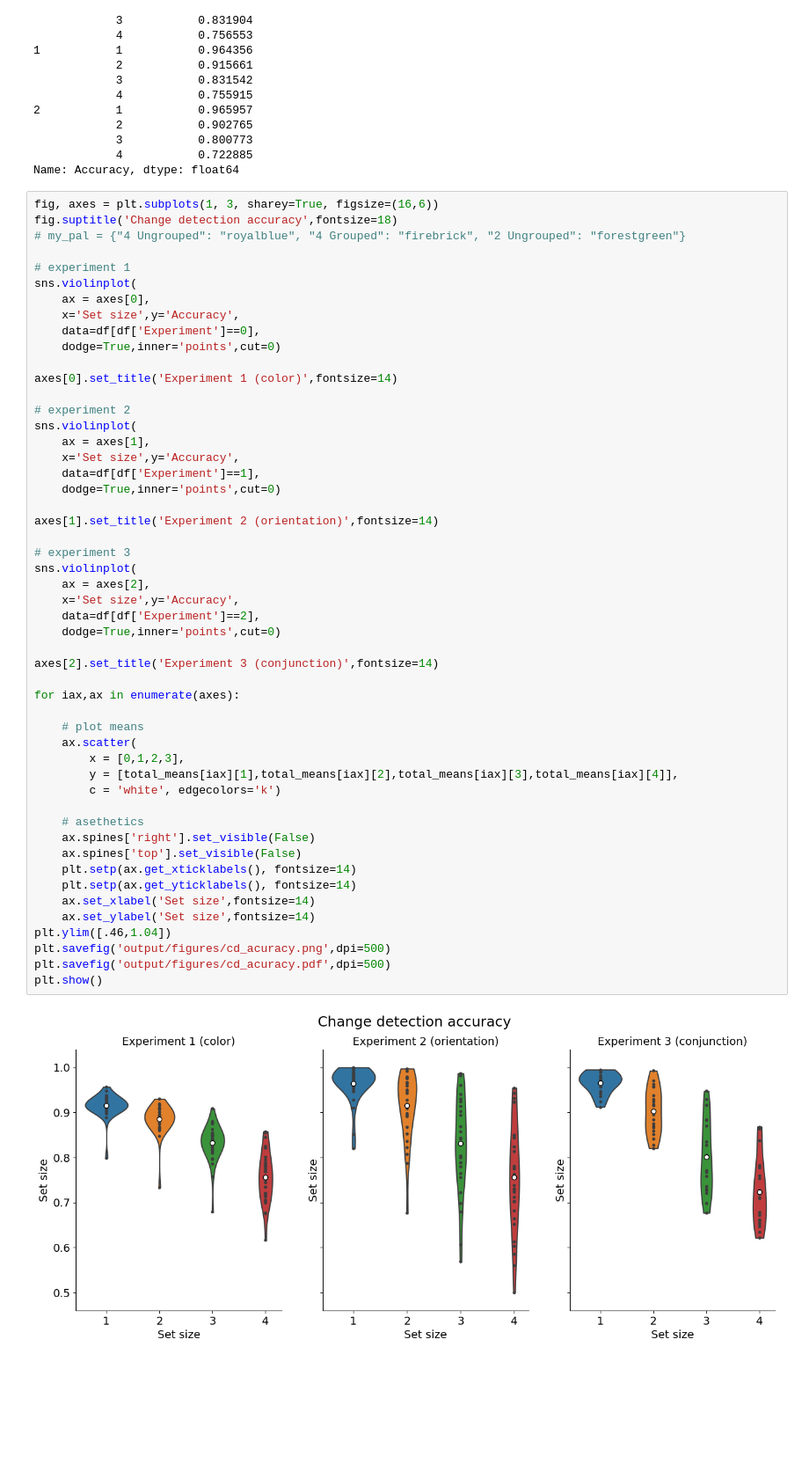
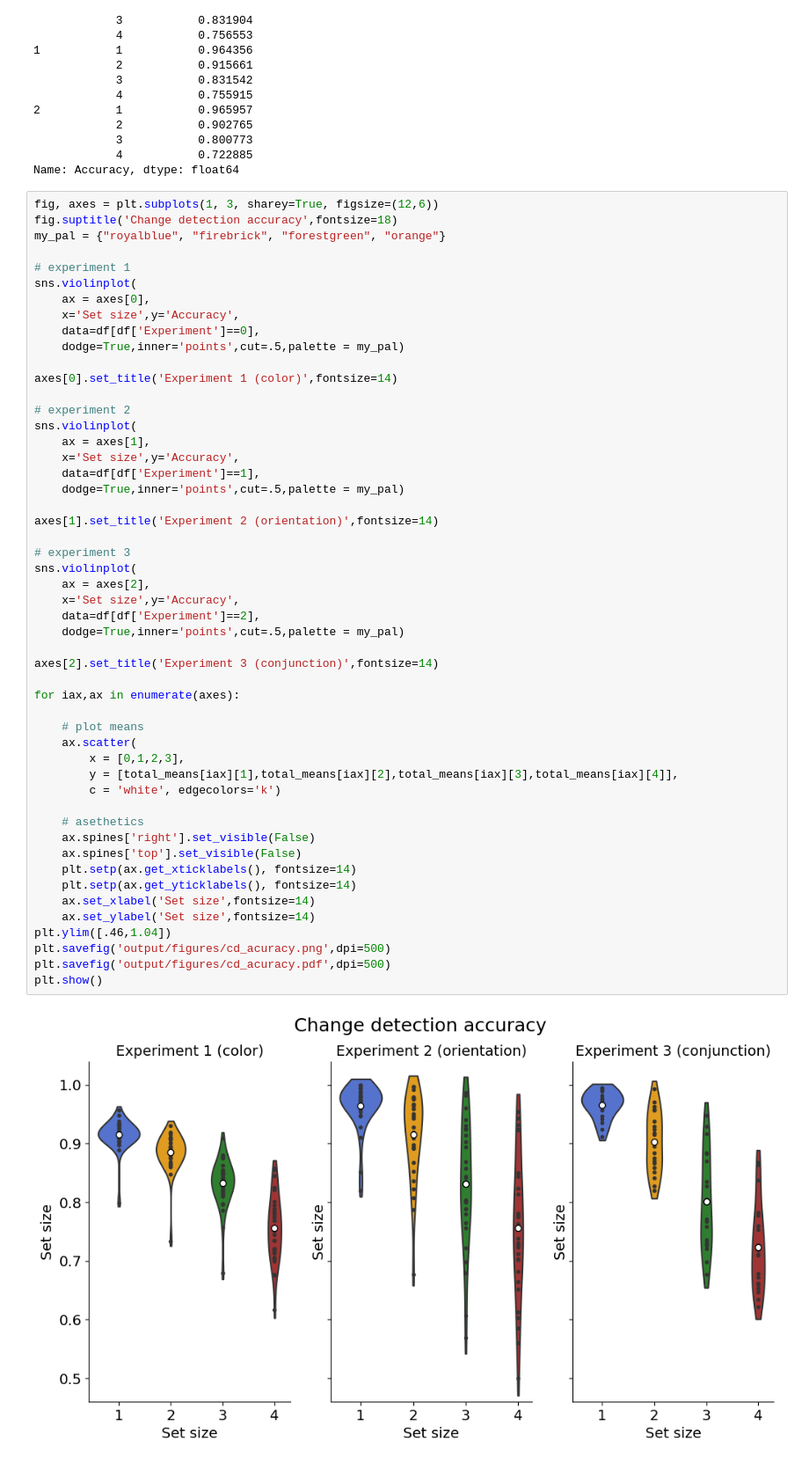
Before and after one commit to WilliamThyer/Thyer-et-al-2021, a Jupyter notebook: behavior_analysis.ipynb, the cells around one changed output. Shown at 88% size. Saved outputs shown, nothing was run; the diff lists cells and outputs as text; blank space fills up the shorter version.

Commit message:
figure updates

```diff
--- a/behavior_analysis.ipynb
+++ b/behavior_analysis.ipynb
@@ -59,16 +56,16 @@ Experiment  Set size
             4           0.722885
 Name: Accuracy, dtype: float64
 # %%
-fig, axes = plt.subplots(1, 3, sharey=True, figsize=(16,6))
+fig, axes = plt.subplots(1, 3, sharey=True, figsize=(12,6))
 fig.suptitle('Change detection accuracy',fontsize=18)
-# my_pal = {"4 Ungrouped": "royalblue", "4 Grouped": "firebrick", "2 Ungrouped": "forestgreen"}
+my_pal = {"royalblue", "firebrick", "forestgreen", "orange"}
 
 # experiment 1
 sns.violinplot(
     ax = axes[0],
     x='Set size',y='Accuracy',
     data=df[df['Experiment']==0],
-    dodge=True,inner='points',cut=0)
+    dodge=True,inner='points',cut=.5,palette = my_pal)
 
 axes[0].set_title('Experiment 1 (color)',fontsize=14)
 
@@ -77,37 +74,37 @@ sns.violinplot(
     ax = axes[1],
     x='Set size',y='Accuracy',
     data=df[df['Experiment']==1],
-    dodge=True,inner='points',cut=0)
+    dodge=True,inner='points',cut=.5,palette = my_pal)
 
 axes[1].set_title('Experiment 2 (orientation)',fontsize=14)
 
 # experiment 3
 sns.violinplot(
     ax = axes[2],
     x='Set size',y='Accuracy',
     data=df[df['Experiment']==2],
-    dodge=True,inner='points',cut=0)
+    dodge=True,inner='points',cut=.5,palette = my_pal)
 
 axes[2].set_title('Experiment 3 (conjunction)',fontsize=14)
 
 for iax,ax in enumerate(axes):
 
     # plot means
     ax.scatter(
         x = [0,1,2,3],
         y = [total_means[iax][1],total_means[iax][2],total_means[iax][3],total_means[iax][4]],
         c = 'white', edgecolors='k')
 
     # asethetics
     ax.spines['right'].set_visible(False)
     ax.spines['top'].set_visible(False)
     plt.setp(ax.get_xticklabels(), fontsize=14)
     plt.setp(ax.get_yticklabels(), fontsize=14)
     ax.set_xlabel('Set size',fontsize=14)
     ax.set_ylabel('Set size',fontsize=14)
 plt.ylim([.46,1.04])
 plt.savefig('output/figures/cd_acuracy.png',dpi=500)
 plt.savefig('output/figures/cd_acuracy.pdf',dpi=500)
 plt.show()
 # %% [output]
-[figure, old version]
+[figure, new version]
```
Also changed, not shown: parts of 1 cell of this notebook, 9 other files.
